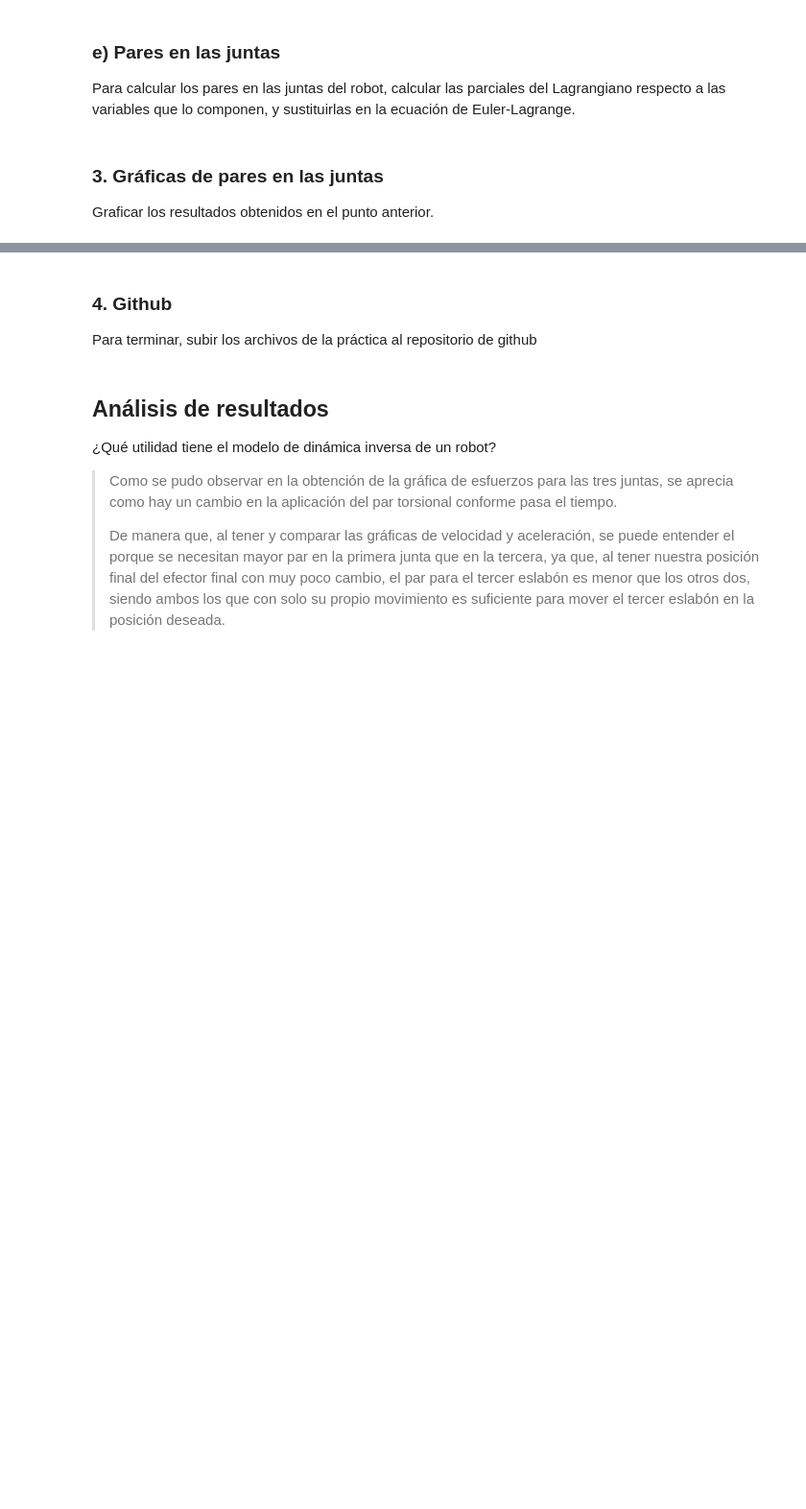
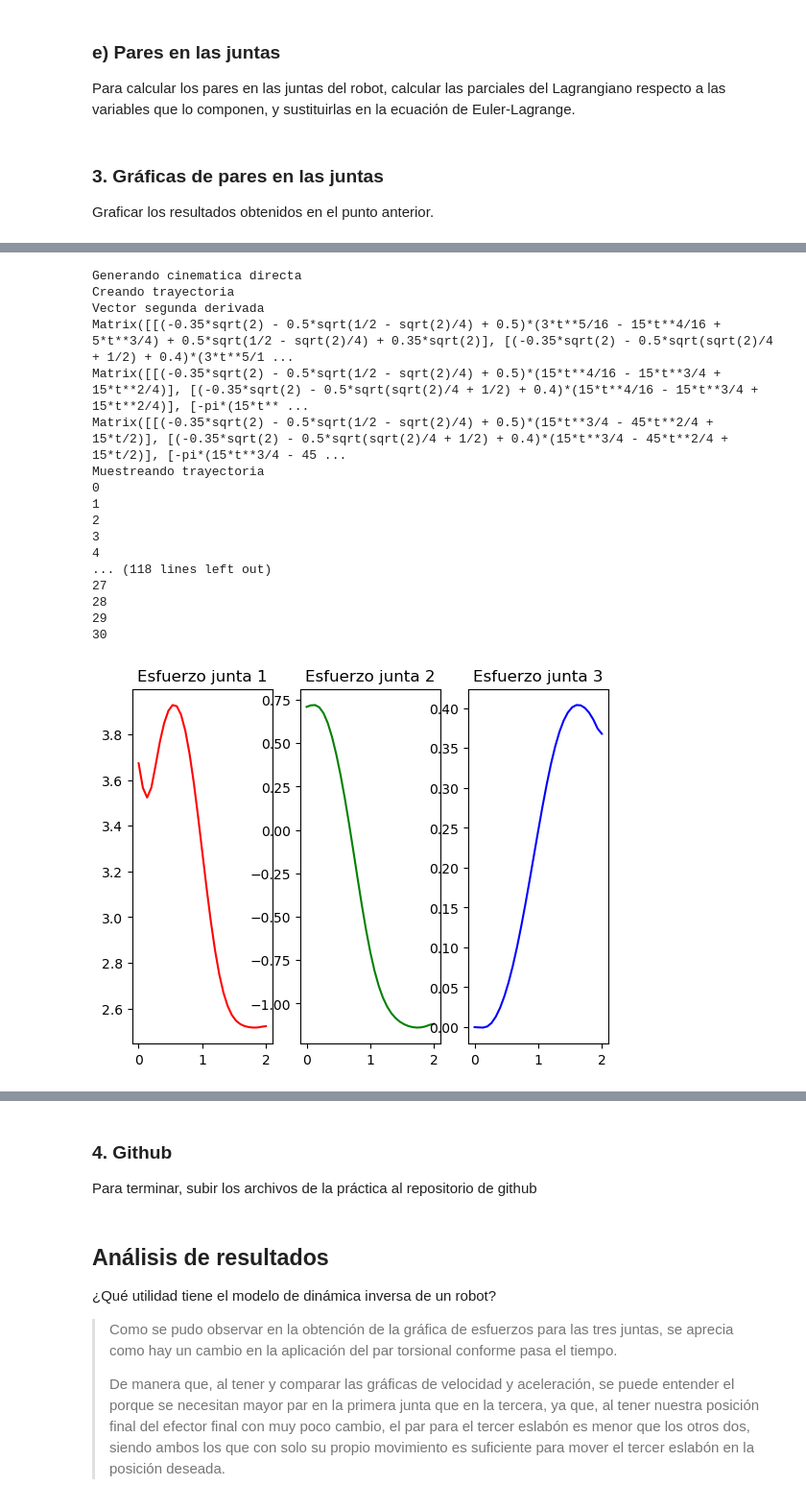
Before and after one commit to juarezzjose/Practicas_Robotica, a Jupyter notebook: Practica3/practica_3.ipynb, the cells around one changed output, grey strips where cells are left out. Shown at 96% size. Drawn from its saved outputs; the diff is of its cells as text; code cells hidden in the pictures; blank space fills up the shorter version.

```diff
--- a/Practica3/practica_3.ipynb
+++ b/Practica3/practica_3.ipynb
@@ -375,0 +348,6 @@ GeneradorDinamica.definir_inercia = definir_inercia
+# %%
+def matriz_inercia(self, lx, ly, lz, masa):
+        return Matrix([[(masa/12.0)*(ly**2 + lz**2), 0, 0],
+                    [0, (masa/12.0)*(lx**2 + lz**2), 0],
+                    [0, 0, (masa/12.0)*(lx**2 + ly**2)]])
+GeneradorDinamica.matriz_inercia = matriz_inercia
@@ -579,22 +556,3 @@ def graficar_esfuerzos(self):
     plt.show()
 
 GeneradorDinamica.graficar_esfuerzos = graficar_esfuerzos
-def main():
-  generador_trayectoria = GeneradorDinamica()
-  generador_trayectoria.cinematica_directa()
-  "generador_trayectoria.generar_trayectoria()"
-  generador_trayectoria.generar_trayectoria(q_in=(pi/4, pi/4, pi/4),xi_fn = (0.5, 0.4, pi/2), frec=10)
-  generador_trayectoria.cinematica_inversa()
-  generador_trayectoria.graficar()
-  generador_trayectoria.graficar_ws()
-
-  generador_trayectoria.definir_inercia()
-  generador_trayectoria.definir_inercia2()
-  generador_trayectoria.generar_esfuerzos()
-  generador_trayectoria.generar_esfuerzos2()
-  generador_trayectoria.generar_esfuerzos3()
-  generador_trayectoria.graficar_esfuerzos()
-
-
-if __name__ == "__main__":
-  main()
@@ -639,3 +559,39 @@ Calculando velocidades
+# %%
+def main():
+    generador_dinamica = GeneradorDinamica()
+    generador_dinamica.cinematica_directa()
+    generador_dinamica.generar_trayectoria()
+    generador_dinamica.cinematica_inversa()
+    #generador_dinamica.graficar()
+    #generador_dinamica.graficar_ws()
+
+    generador_dinamica.definir_inercia()
+    generador_dinamica.calcular_velocidades()
+    lagrangiano = generador_dinamica.calcular_lagrangiano()  # Guardar el resultado del Lagrangiano
+    generador_dinamica.calcular_pares_en_juntas(lagrangiano)
+    generador_dinamica.graficar_esfuerzos()
+
+if __name__ == "__main__":
+    main()
+# %% [output]
+Generando cinematica directa
+Creando trayectoria
+Vector segunda derivada
+Matrix([[(-0.35*sqrt(2) - 0.5*sqrt(1/2 - sqrt(2)/4) + 0.5)*(3*t**5/16 - 15*t**4/16 + 5*t**3/4) + 0.5*sqrt(1/2 - sqrt(2)/4) + 0.35*sqrt(2)], [(-0.35*sqrt(2) - 0.5*sqrt(sqrt(2)/4 + 1/2) + 0.4)*(3*t**5/1 ...
+Matrix([[(-0.35*sqrt(2) - 0.5*sqrt(1/2 - sqrt(2)/4) + 0.5)*(15*t**4/16 - 15*t**3/4 + 15*t**2/4)], [(-0.35*sqrt(2) - 0.5*sqrt(sqrt(2)/4 + 1/2) + 0.4)*(15*t**4/16 - 15*t**3/4 + 15*t**2/4)], [-pi*(15*t** ...
+Matrix([[(-0.35*sqrt(2) - 0.5*sqrt(1/2 - sqrt(2)/4) + 0.5)*(15*t**3/4 - 45*t**2/4 + 15*t/2)], [(-0.35*sqrt(2) - 0.5*sqrt(sqrt(2)/4 + 1/2) + 0.4)*(15*t**3/4 - 45*t**2/4 + 15*t/2)], [-pi*(15*t**3/4 - 45 ...
+Muestreando trayectoria
+0
+1
+2
+3
+4
+... (118 lines left out)
+27
+28
+29
+30
+[figure, added]
 # %% [markdown]
 #### Al final las gráficas nos dan:
 
```
Also changed, not shown: parts of 14 cells of this notebook.
